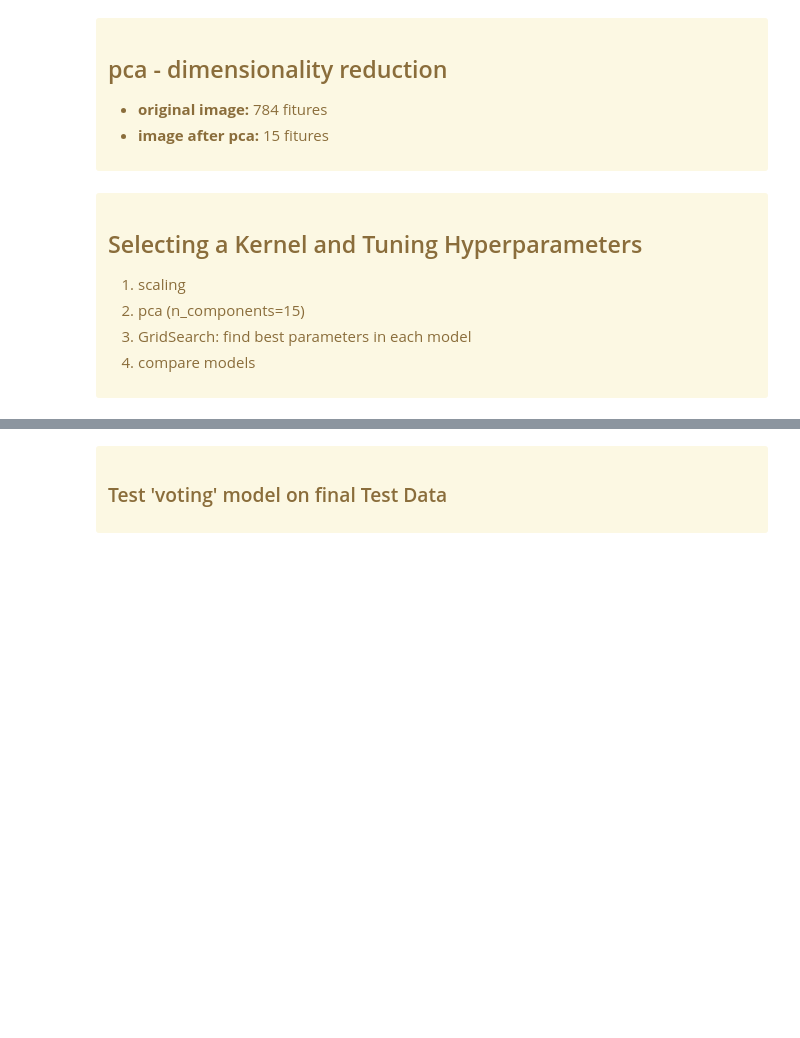
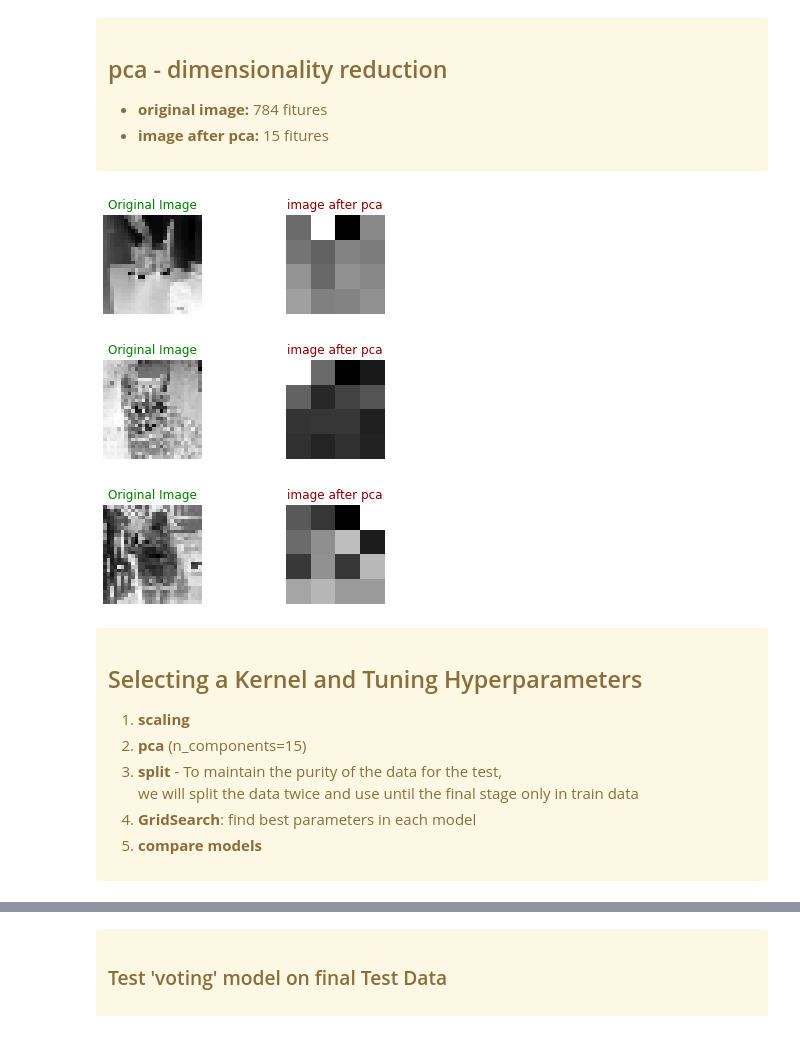
Before and after one commit to renanarimon/ML, a Jupyter notebook: a cat vs dog.ipynb, the cells around one changed output, grey strips where cells are left out. Drawn from its saved outputs; the diff is of its cells as text; code cells hidden in the pictures; blank space fills up the shorter version.

```diff
--- a/a cat vs dog.ipynb
+++ b/a cat vs dog.ipynb
@@ -76,14 +82,15 @@ pyplot.show()
 def readImg_gray(file_path):
     img = imread(file_path)
     gray_img = cv2.cvtColor(img, cv2.COLOR_BGR2GRAY)
-    resized_img = cv2.resize(gray_img, (128,128))
+    resized_img = cv2.resize(gray_img, (28,28))
     return resized_img
 # %%
-def pre(folder, name, num):
+def pre(name, num):
     m=12500 #number of images
-    size = 128*128 #image size
+    size = 28*28 #image size
     X = np.ndarray((m,size), dtype=np.uint8)
     y = np.zeros((m,1))
+    folder = 'train/'
     for i in range(m):
         img = readImg_gray(folder + name+ '.' + str(i) + '.jpg')
         X[i,:] = np.squeeze(img.reshape((size,1)))
@@ -94,5 +101,5 @@ def pre(folder, name, num):
     return df
 # %%
 #train_df
-df_cat = pre('train/', 'cat',0)
-df_dog = pre('train/', 'dog',1)
+df_cat = pre('cat',0)
+df_dog = pre('dog',1)
@@ -133,27 +134,34 @@ X_test_f = df_test.drop(['label'], axis=1).to_numpy()
 # %%
 # visualization - 'original image' (784 fitures) vs 'image after pca' (16 fitures)
 pca = PCA(n_components=16)
-X_train_reduced = pca.fit_transform(X_train)
+X_reduced = pca.fit_transform(X)
 
 for i in range(3):
     plt.figure(figsize=(6,4))
     plt.subplot(2, 2, 1)
-    plt.imshow(X_test[i].reshape(28,28), cmap="gist_yarg")
+    plt.imshow(X[i].reshape(28,28), cmap="gist_yarg")
     plt.title("Original Image", color = "green")
     plt.axis("off")
 
     plt.subplot(2, 2, 2)
-    plt.imshow(X_train_reduced[i].reshape(4,4), cmap="gist_yarg")
+    plt.imshow(X_reduced[i].reshape(4,4), cmap="gist_yarg")
     plt.title("image after pca", color = "Darkred")
     plt.axis("off")
     plt.show()
+# %% [output]
+[figure, added]
+[figure, added]
+[figure, added]
 # %% [markdown]
 <div class="alert alert-block alert-warning">
 
 ## Selecting a Kernel and Tuning Hyperparameters
-   1. scaling
-   2. pca (n_components=15)
-   3. GridSearch: find best parameters in each model
-   4. compare models
+   1. **scaling**
+   2. **pca** (n_components=15)
+   3. **split** -
+      To maintain the purity of the data for the test,<br>
+       we will split the data twice and use until the final stage only in train data
+   3. **GridSearch**: find best parameters in each model
+   4. **compare models**
 
 <div>
```
Also changed, not shown: parts of 26 cells of this notebook.
